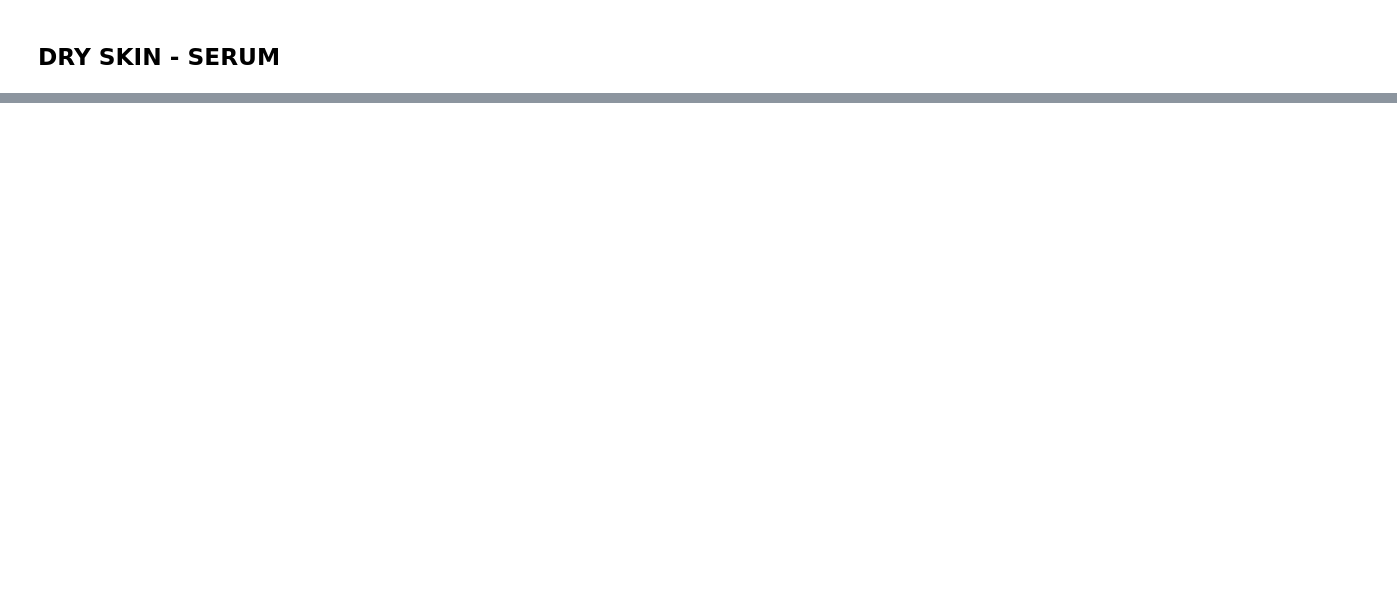
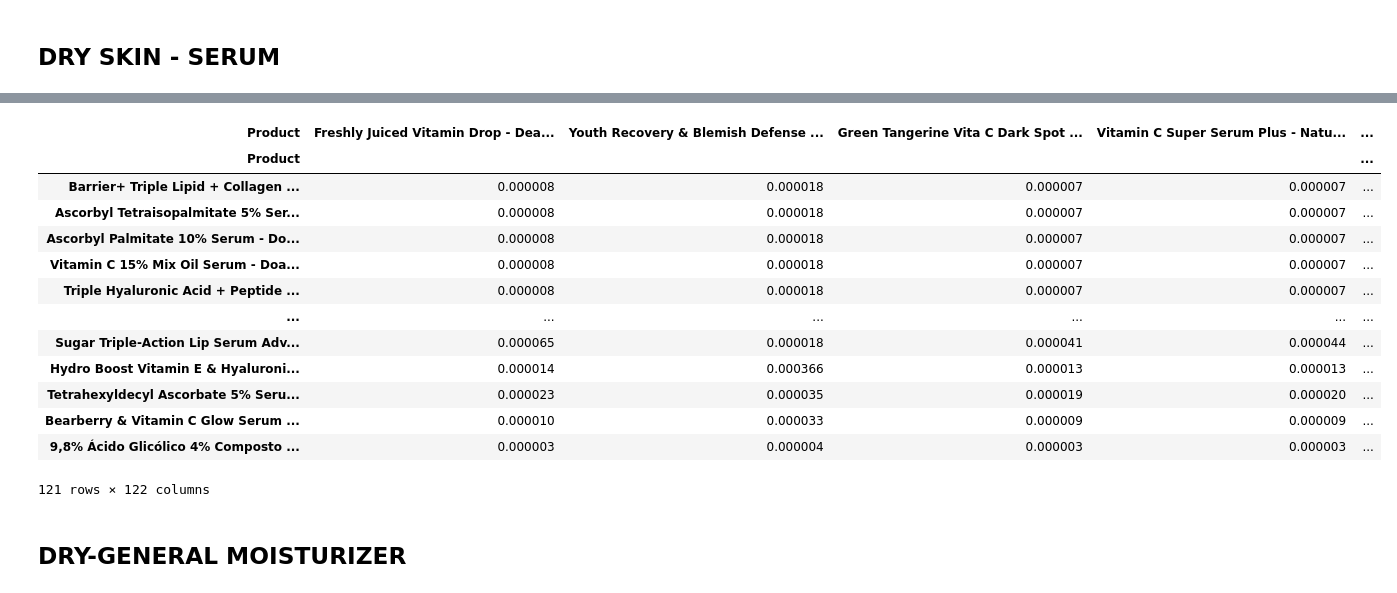
Before and after one commit to cristina-apostol/Skinbot-ML, a Jupyter notebook: Modelo recomendación.ipynb, the cells around one changed output, grey strips where cells are left out. Cells and saved outputs as stored; diff of their text form; code cells hidden in the pictures; blank space fills up the shorter version.

```diff
--- a/Modelo recomendación.ipynb
+++ b/Modelo recomendación.ipynb
@@ -49,0 +63,27 @@ dry_serum.drop(columns= ['Tye'])
+# %%
+similitud = 1 / (1 + distancias)
+# %%
+dry_s= pd.DataFrame(similitud, index=dry_serum.index, columns=dry_serum.index)
+# %%
+dry_s['total'] = dry_s.sum(axis = 1)
+# %%
+dry_ser= dry_s.sort_values(by='total', ascending = False)
+# %%
+dry_ser
+# %% [output]
+| Product | Freshly Juiced Vitamin Drop - Dea... | Youth Recovery & Blemish Defense ... | Green Tangerine Vita C Dark Spot ... | Vitamin C Super Serum Plus - Natu... | ... |
+| Product |  |  |  |  | ... |
+| Barrier+ Triple Lipid + Collagen ... | 0.000008 | 0.000018 | 0.000007 | 0.000007 | ... |
+| Ascorbyl Tetraisopalmitate 5% Ser... | 0.000008 | 0.000018 | 0.000007 | 0.000007 | ... |
+| Ascorbyl Palmitate 10% Serum - Do... | 0.000008 | 0.000018 | 0.000007 | 0.000007 | ... |
+| Vitamin C 15% Mix Oil Serum - Doa... | 0.000008 | 0.000018 | 0.000007 | 0.000007 | ... |
+| Triple Hyaluronic Acid + Peptide ... | 0.000008 | 0.000018 | 0.000007 | 0.000007 | ... |
+| ... | ... | ... | ... | ... | ... |
+| Sugar Triple-Action Lip Serum Adv... | 0.000065 | 0.000018 | 0.000041 | 0.000044 | ... |
+| Hydro Boost Vitamin E & Hyaluroni... | 0.000014 | 0.000366 | 0.000013 | 0.000013 | ... |
+| Tetrahexyldecyl Ascorbate 5% Seru... | 0.000023 | 0.000035 | 0.000019 | 0.000020 | ... |
+| Bearberry & Vitamin C Glow Serum ... | 0.000010 | 0.000033 | 0.000009 | 0.000009 | ... |
+| 9,8% Ácido Glicólico 4% Composto ... | 0.000003 | 0.000004 | 0.000003 | 0.000003 | ... |
+121 rows × 122 columns
+# %% [markdown]
+## DRY-GENERAL MOISTURIZER
```
Also changed, not shown: parts of 7 cells of this notebook.
